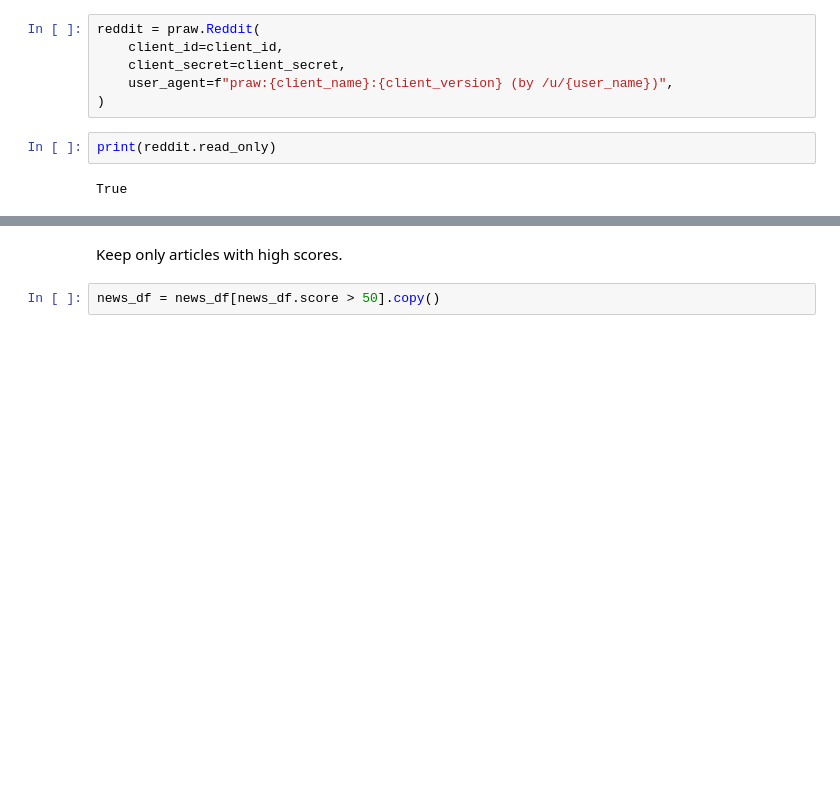
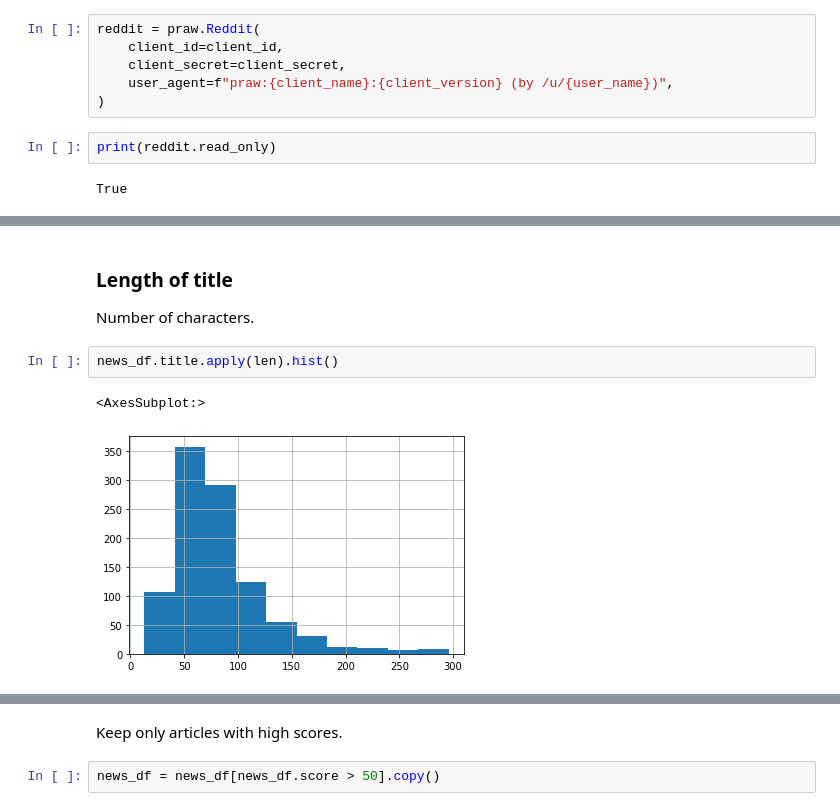
Before and after one commit to kenxben/crypto-news-bot, a Jupyter notebook: notebooks/reddit_api.ipynb, the cells around one changed output, grey strips where cells are left out. Saved outputs shown, nothing was run; the diff lists cells and outputs as text; blank space fills up the shorter version.

```diff
--- a/notebooks/reddit_api.ipynb
+++ b/notebooks/reddit_api.ipynb
@@ -97 +100,9 @@ news_df.score.quantile([0, 0.1, 0.2, 0.3, 0.4, 0.5, 0.6, 0.7, 0.8, 0.9, 1])
 Name: score, dtype: float64
+# %% [markdown]
+### Length of title
+Number of characters.
+# %%
+news_df.title.apply(len).hist()
+# %% [output]
+<AxesSubplot:>
+[figure, added]
```
Also changed, not shown: parts of 33 cells of this notebook.
